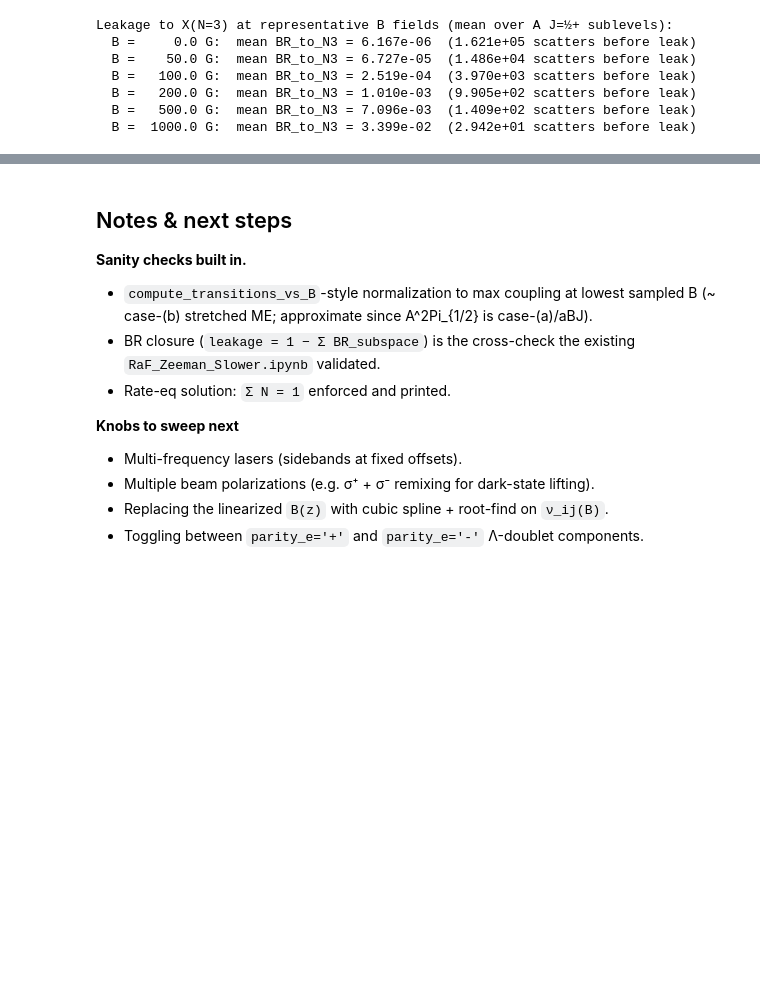
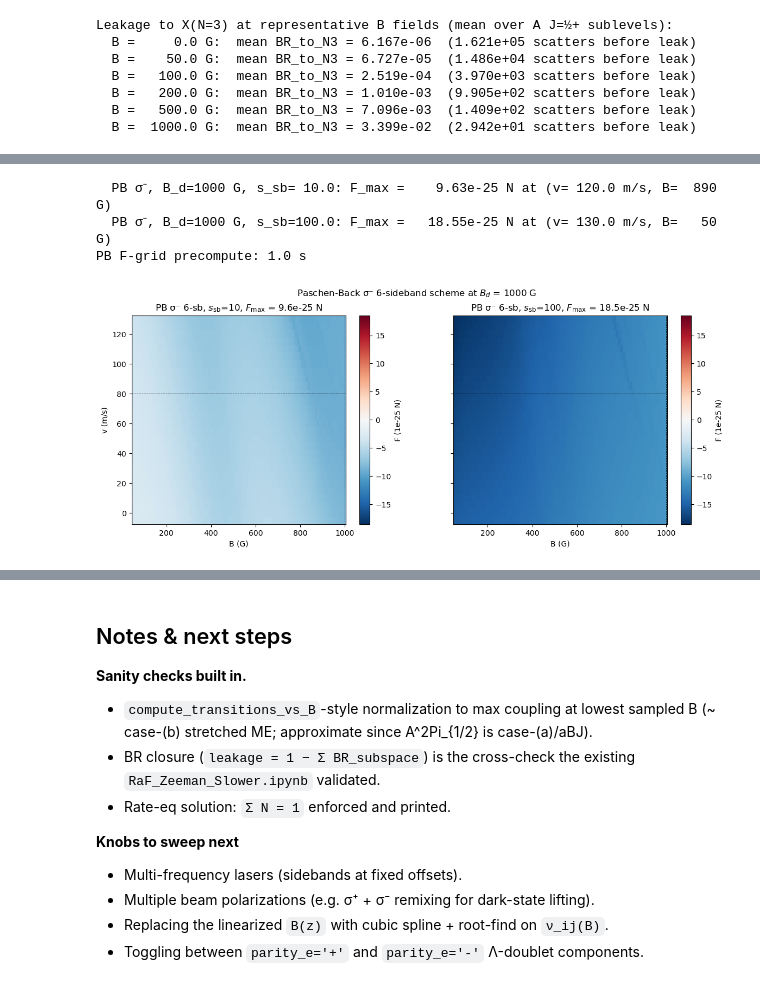
Before and after one commit to arianjad/Molecule-Structure, a Jupyter notebook: Jupyter Notebooks/RaX/zeeman_slower_2.ipynb, the cells around one changed output, grey strips where cells are left out. Drawn from its saved outputs; the diff is of its cells as text; code cells hidden in the pictures; blank space fills up the shorter version.

```diff
--- a/Jupyter Notebooks/RaX/zeeman_slower_2.ipynb
+++ b/Jupyter Notebooks/RaX/zeeman_slower_2.ipynb
@@ -1663,0 +1839,42 @@ plt.show()
+# %%
+# F(v, B) precompute for the PB σ⁻ scheme at B_d=1000 G, both s_per_sb values.
+F_surfaces_pb = {}
+F_interps_pb  = {}
+ref_pb        = {}   # (s_per_sb) -> (je_ref, ig_ref)  for trajectory-cell convenience
+t0 = time.time()
+for s_per_sb in s_values:
+    sb_template, je_r, ig_r, _ = build_paschen_back_sigma_minus(g, TM, Bd_pb,
+                                                                  s_per_sb=s_per_sb)
+    Fg = precompute_F_grid_with_sidebands(TM, Bd_pb, v_design, sb_template,
+                                            je_r, ig_r, v_grid, B_grid)
+    F_surfaces_pb[s_per_sb] = Fg
+    F_interps_pb[s_per_sb]  = RegularGridInterpolator(
+        (v_grid, B_grid), Fg, method="linear", bounds_error=False, fill_value=0.0)
+    ref_pb[s_per_sb] = (je_r, ig_r)
+    iloc = np.unravel_index(np.argmax(np.abs(Fg)), Fg.shape)
+    print(f"  PB σ⁻, B_d={Bd_pb:.0f} G, s_sb={s_per_sb:5.1f}: F_max = {np.abs(Fg).max()*1e25:7.2f}e-25 N "
+          f"at (v={v_grid[iloc[0]]:6.1f} m/s, B={B_grid[iloc[1]]:5.0f} G)")
+print(f"PB F-grid precompute: {time.time()-t0:.1f} s")
+
+# Side-by-side heatmaps
+fig, axes = plt.subplots(1, len(s_values), figsize=(7*len(s_values), 5), sharey=True)
+if len(s_values) == 1: axes = [axes]
+F_max_global = max(np.abs(F_surfaces_pb[s]).max() for s in s_values)
+for i, s_per_sb in enumerate(s_values):
+    Fg = F_surfaces_pb[s_per_sb]
+    im = axes[i].pcolormesh(B_grid, v_grid, Fg*1e25,
+                              shading="auto", cmap="RdBu_r",
+                              vmin=-F_max_global*1e25, vmax=+F_max_global*1e25)
+    axes[i].set_title(f"PB σ⁻ 6-sb, $s_{{\\rm sb}}$={s_per_sb:.0f}, $F_{{\\max}}$ = {np.abs(Fg).max()*1e25:.1f}e-25 N")
+    axes[i].set_xlabel("B (G)")
+    if i == 0: axes[i].set_ylabel("v (m/s)")
+    axes[i].axvline(Bd_pb, color="k", lw=0.6, ls="--")
+    axes[i].axhline(v_design, color="k", lw=0.6, ls="--")
+    fig.colorbar(im, ax=axes[i], label="F (1e-25 N)")
+fig.suptitle(f"Paschen-Back σ⁻ 6-sideband scheme at $B_d$ = {Bd_pb:.0f} G")
+plt.show()
+# %% [output]
+  PB σ⁻, B_d=1000 G, s_sb= 10.0: F_max =    9.63e-25 N at (v= 120.0 m/s, B=  890 G)
+  PB σ⁻, B_d=1000 G, s_sb=100.0: F_max =   18.55e-25 N at (v= 130.0 m/s, B=   50 G)
+PB F-grid precompute: 1.0 s
+[figure, added]
```
Also changed, not shown: parts of 32 cells of this notebook.
